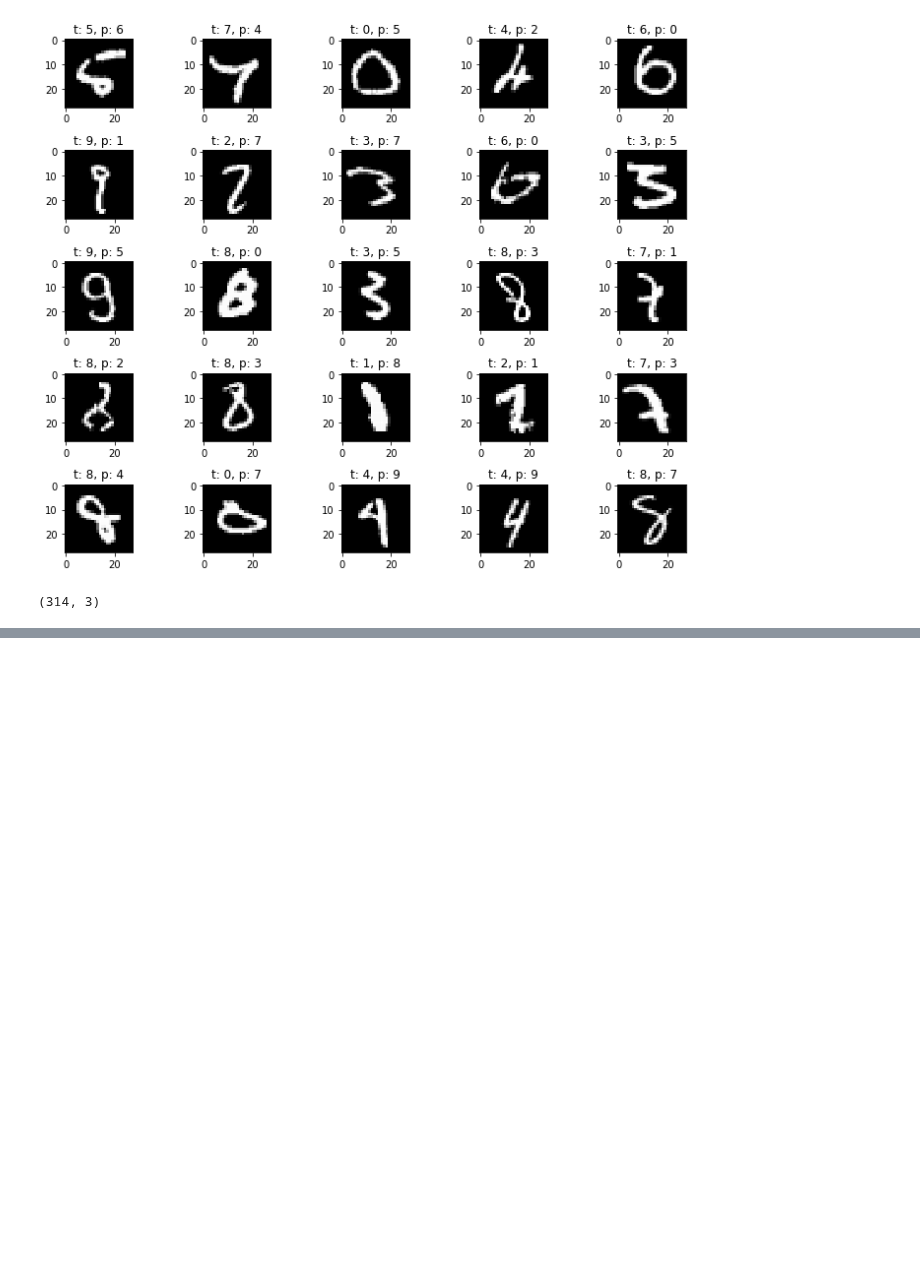
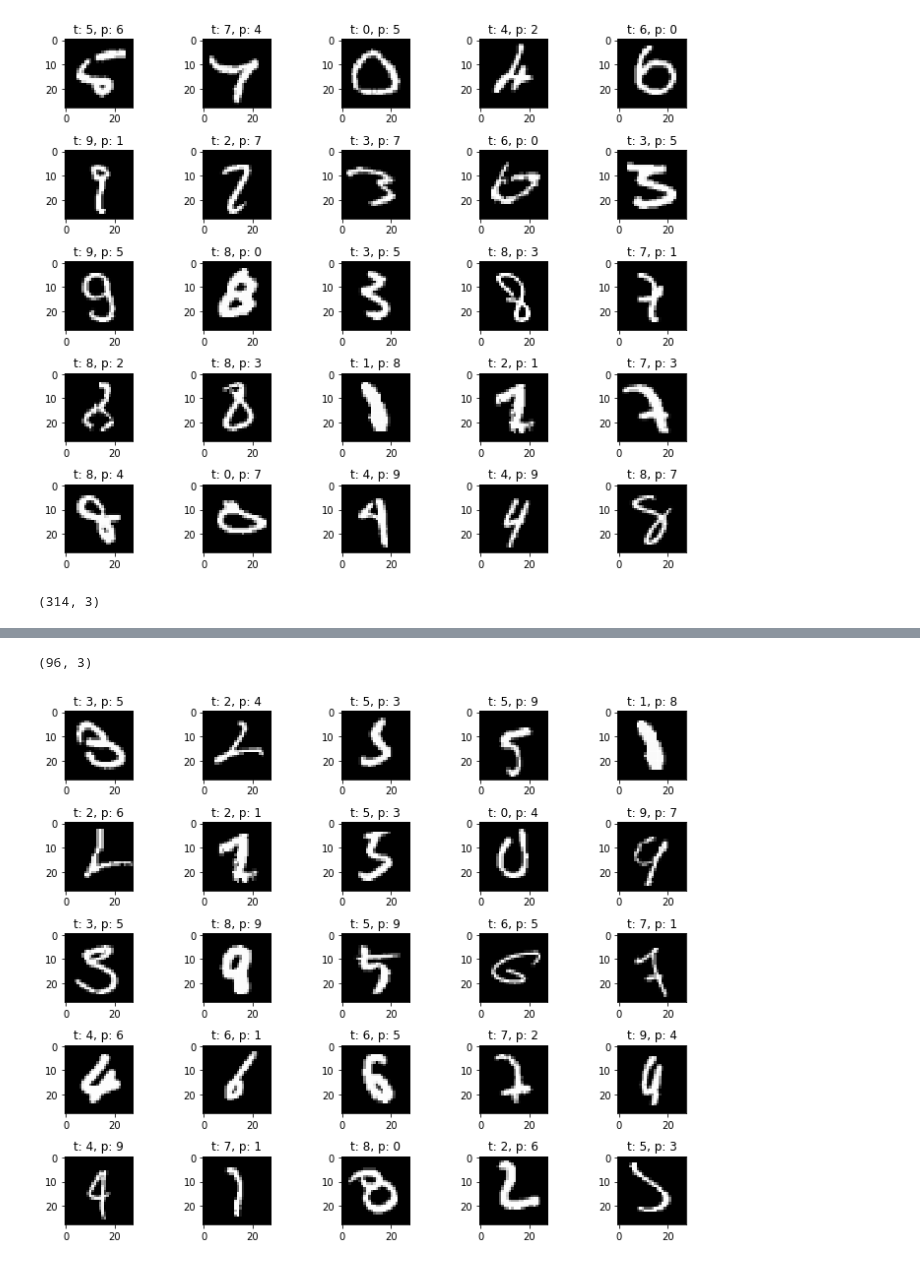
Before and after one commit to abulbasar/machine-learning, a Jupyter notebook: demos/Day 4 - mnist.ipynb, the cells around one changed output, grey strips where cells are left out. Cells and saved outputs as stored; diff of their text form; code cells hidden in the pictures; blank space fills up the shorter version.

```diff
--- a/demos/Day 4 - mnist.ipynb
+++ b/demos/Day 4 - mnist.ipynb
@@ -284,0 +342,4 @@ result[result.error].shape
+# %%
+X_train_3d = X_train.reshape((-1, 28, 28, 1))
+X_test_3d = X_test.reshape((-1, 28, 28, 1))
+X_train_3d.shape
@@ -284,0 +348,26 @@ result[result.error].shape
+# %%
+tensorboard = keras.callbacks.TensorBoard("/tmp/tf-logs/%d" % time())
+model = keras.Sequential([
+    keras.layers.InputLayer(input_shape = (28,28, 1)),
+
+    keras.layers.Conv2D(filters = 32, kernel_size = (3, 3), activation = "relu"),
+    keras.layers.MaxPool2D(pool_size = (2, 2)),
+
+    keras.layers.Conv2D(filters = 64, kernel_size = (3, 3), activation = "relu" ),
+    keras.layers.MaxPool2D(pool_size = (2, 2)),
+
+    keras.layers.Flatten(),
+
+    keras.layers.Dense(units = 400, activation = "relu"),
+    keras.layers.Dense(units = 100, activation = "relu"),
+    keras.layers.Dense(units = 10, activation = "softmax")
+])
+
+model.compile(loss = keras.losses.categorical_crossentropy
+              , optimizer = "adam", metrics = ["accuracy"]
+              )
+
+model.summary()
+
+model.fit(X_train_3d, Y_train, epochs=10,
+          validation_data=(X_test_3d, Y_test), batch_size=32, verbose=1, callbacks = [tensorboard])
@@ -284,0 +393,19 @@ result[result.error].shape
+# %%
+y_test_pred = model.predict_classes(X_test_3d)
+# %%
+result = pd.DataFrame({"actual": y_test, "predicted": y_test_pred})
+result["error"] = result.actual != result.predicted
+# %%
+result[result.error].shape
+# %% [output]
+(96, 3)
+# %%
+fig, axes = plt.subplots(5, 5, figsize = (10, 8))
+
+for i, ax in enumerate(fig.axes):
+    ax.imshow(X_test[result.error][i].reshape((28, 28)), cmap = "gray")
+    ax.set_title("t: %d, p: %d" % (y_test[result.error][i],y_test_pred[result.error][i]))
+
+plt.tight_layout()
+# %% [output]
+[figure, added]
```
Also changed, not shown: parts of 10 cells of this notebook.
